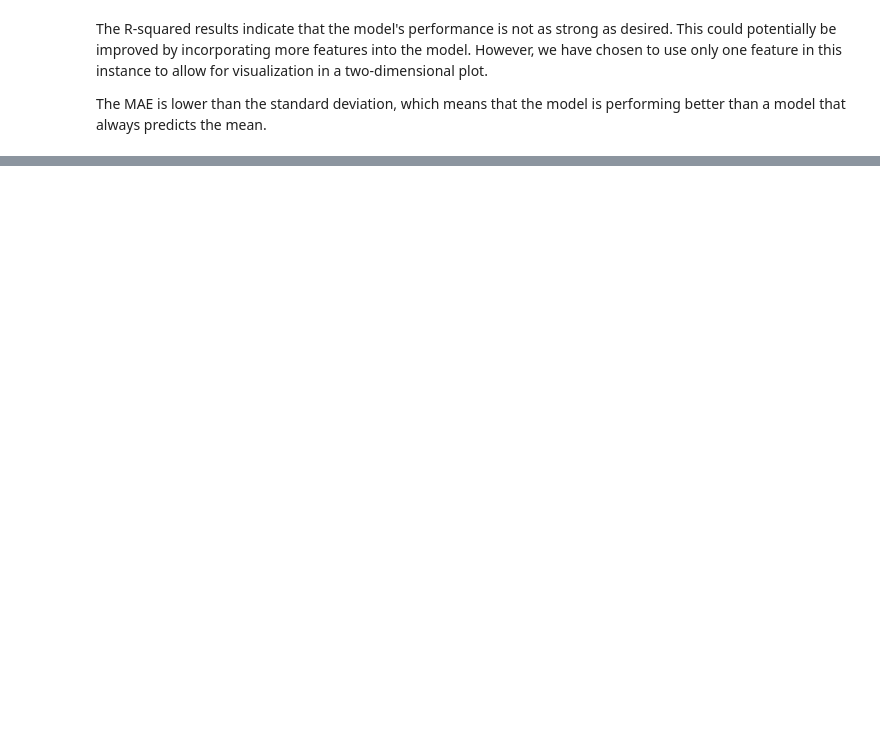
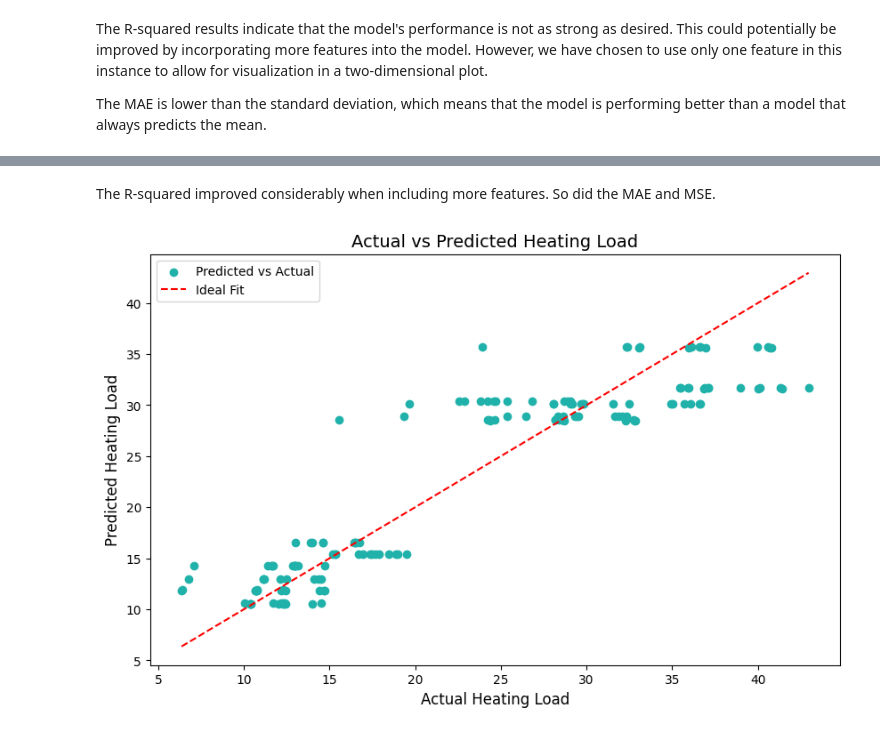
Before and after one commit to calbertiboms/INDE_577, a Jupyter notebook: Supervised Machine Learning/Linear Regression/Regression Neuron.ipynb, the cells around one changed output, grey strips where cells are left out. Cells and saved outputs as stored; diff of their text form; code cells hidden in the pictures; blank space fills up the shorter version.

```diff
--- a/Supervised Machine Learning/Linear Regression/Regression Neuron.ipynb
+++ b/Supervised Machine Learning/Linear Regression/Regression Neuron.ipynb
@@ -231,0 +245,13 @@ plt.show()
+# %%
+# Selection of X and y
+# Include multiple features
+X = df[['X1', 'X2', 'X3', 'X4', 'X5', 'X6']].values
+y = df['Y1'].values  # Heating Load
+# %%
+# Split the data into training and testing sets (80/20 split)
+X_train, X_test, y_train, y_test = train_test_split(X, y, test_size=0.2, random_state=42)
+
+# Normalize the data for better training performance
+scaler = StandardScaler()
+X_train_scaled = scaler.fit_transform(X_train)
+X_test_scaled = scaler.transform(X_test)
@@ -231,0 +286,14 @@ plt.show()
+# %% [markdown]
+The R-squared improved considerably when including more features. So did the MAE and MSE.
+# %%
+# Prediction plot
+plt.figure(figsize=(10, 6))
+plt.scatter(y_test, y_test_pred, color="lightseagreen", label="Predicted vs Actual")
+plt.plot([min(y_test), max(y_test)], [min(y_test), max(y_test)], color='red', linestyle='--', label='Ideal Fit')
+plt.xlabel("Actual Heating Load", fontsize=12)
+plt.ylabel("Predicted Heating Load", fontsize=12)
+plt.title("Actual vs Predicted Heating Load", fontsize=14)
+plt.legend()
+plt.show()
+# %% [output]
+[figure, added]
```
Also changed, not shown: parts of 18 cells of this notebook.
